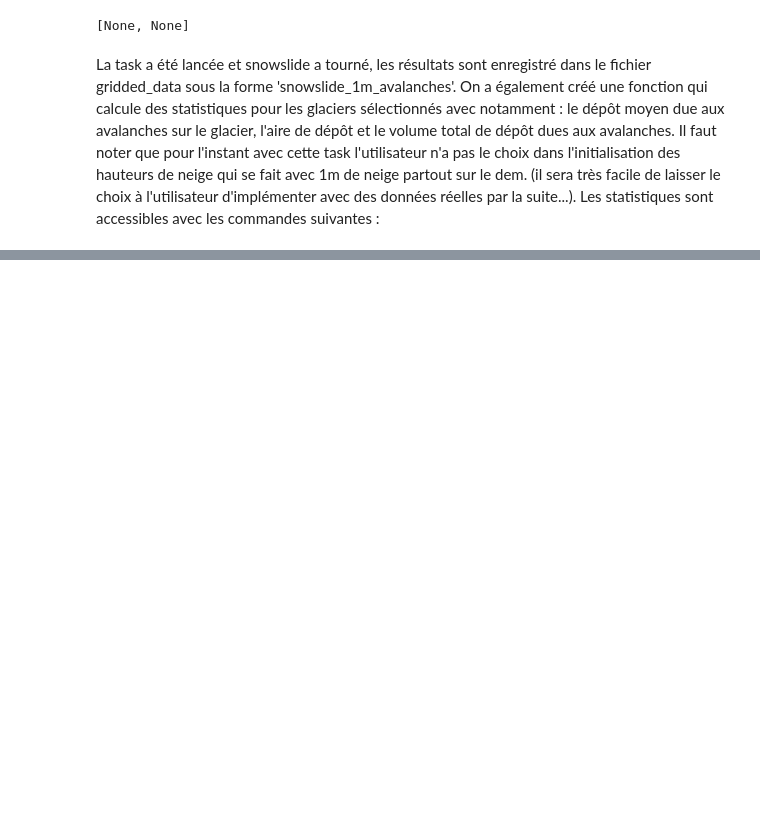
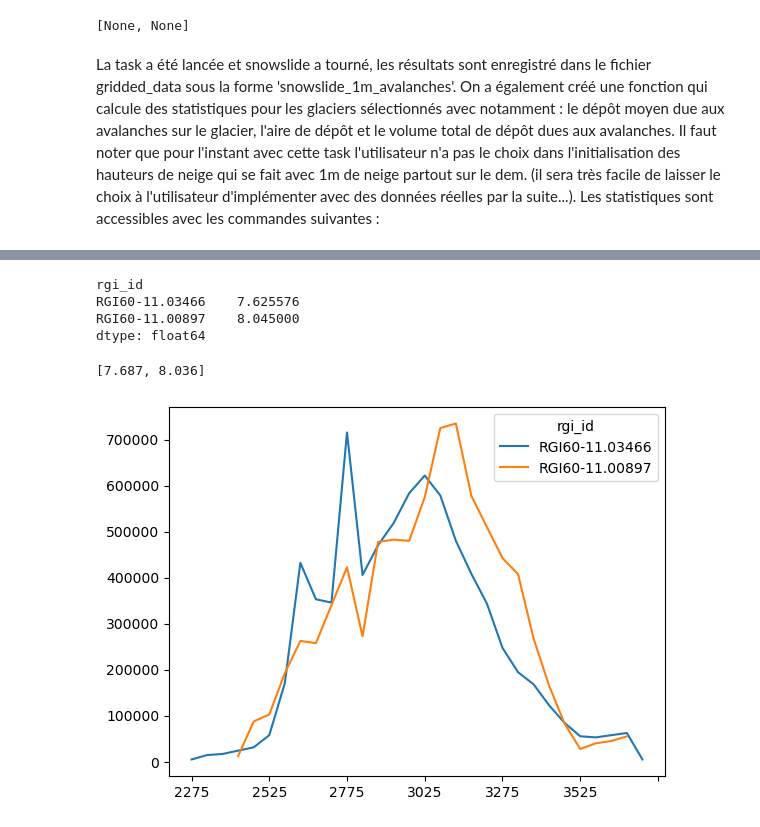
Before and after one commit to OGGM/Snowslide, a Jupyter notebook: example/How_to_use_OGGMxSnowslide.ipynb, the cells around one changed output, grey strips where cells are left out. Drawn from its saved outputs; the diff is of its cells as text; code cells hidden in the pictures; blank space fills up the shorter version.

Commit message:
Fix binned statistics (#6)

```diff
--- a/example/How_to_use_OGGMxSnowslide.ipynb
+++ b/example/How_to_use_OGGMxSnowslide.ipynb
@@ -70,0 +80,2 @@ La task a été lancée et snowslide a tourné, les résultats sont enregistré
+# %%
+dfb_ava, dfb_area = oggm_snowslide_compat.compile_binned_statistics(gdirs)
@@ -70,0 +94,15 @@ La task a été lancée et snowslide a tourné, les résultats sont enregistré
+# %%
+dfb_area.sum(axis=1) * 1e-6
+# %% [output]
+rgi_id
+RGI60-11.03466    7.625576
+RGI60-11.00897    8.045000
+dtype: float64
+# %%
+[gdir.rgi_area_km2 for gdir in gdirs]
+# %% [output]
+[7.687, 8.036]
+# %%
+dfb_area.T.plot();
+# %% [output]
+[figure, added]
```
Also changed, not shown: parts of 10 cells of this notebook, 1 other file.
